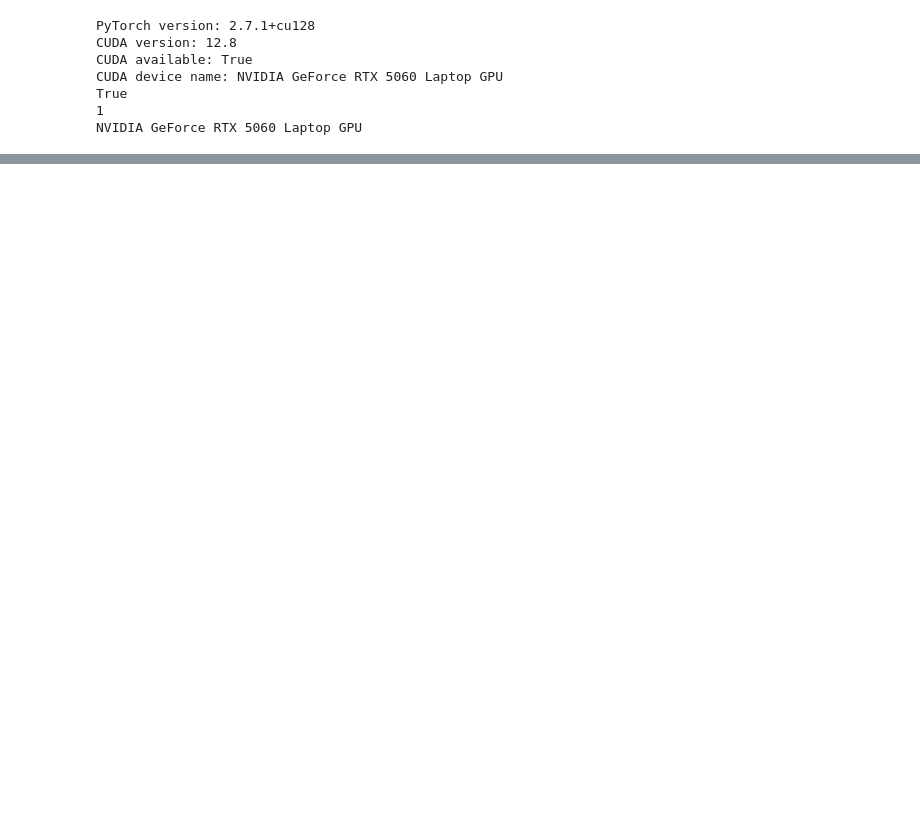
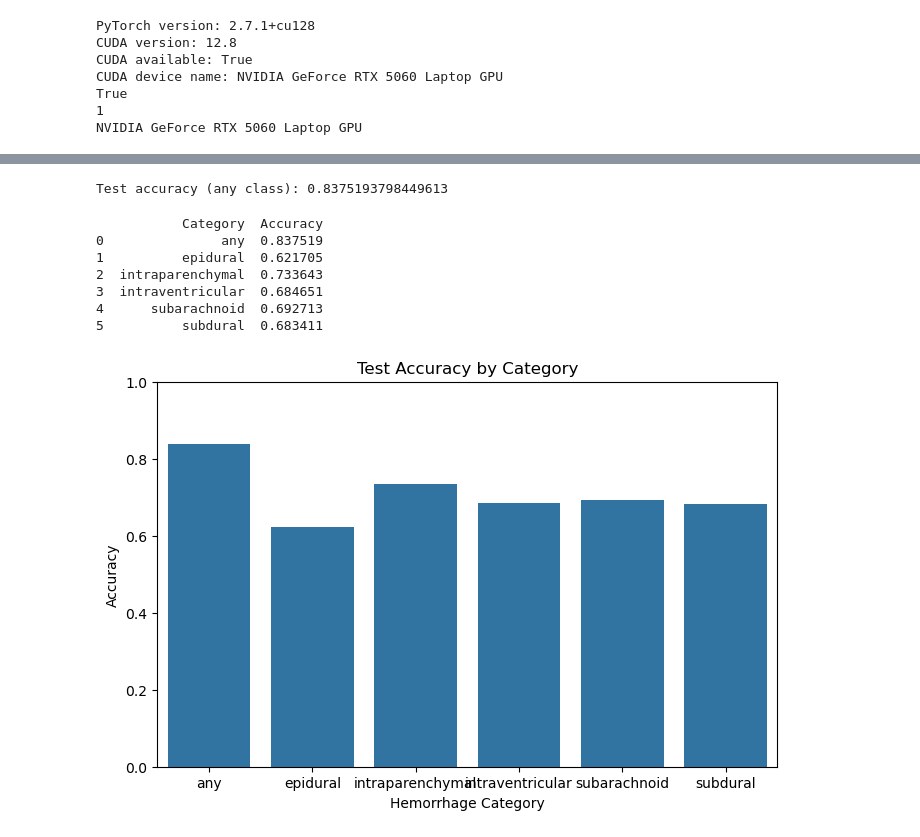
Before and after one commit to Bmohmand/ctfoundation, a Jupyter notebook: NewICHModels/MLP.ipynb, the cells around one changed output, grey strips where cells are left out. Saved outputs shown, nothing was run; the diff lists cells and outputs as text; code cells hidden in the pictures; blank space fills up the shorter version.

Commit message:
Create new test models, updated MLP model

```diff
--- a/NewICHModels/MLP.ipynb
+++ b/NewICHModels/MLP.ipynb
@@ -73,0 +206,63 @@ test_loader = DataLoader(test_dataset, batch_size=32)
+# %%
+from sklearn.metrics import accuracy_score
+
+model.eval()
+y_true = []
+y_pred = []
+with torch.no_grad():
+    for xb, yb in test_loader:
+        xb = xb.to(device)
+        output = model(xb)
+        preds = (torch.sigmoid(output) > 0.5).cpu().numpy()
+        y_true.append(yb.numpy())
+        y_pred.append(preds)
+y_true = np.vstack(y_true)
+y_pred = np.vstack(y_pred)
+print("Test accuracy (any class):", accuracy_score(y_true[:,0], y_pred[:,0]))
+# %% [output]
+Test accuracy (any class): 0.8375193798449613
+# %%
+model.eval()
+y_true = []
+y_score = []
+with torch.no_grad():
+    for xb, yb in test_loader:
+        xb = xb.to(device)
+        output = model(xb)
+        y_score.append(torch.sigmoid(output).cpu().numpy())
+        y_true.append(yb.numpy())
+y_true = np.vstack(y_true)
+y_score = np.vstack(y_score)
+# %%
+# Calculate accuracy for each category
+accuracies = []
+for i, col in enumerate(target_columns):
+    acc = accuracy_score(y_true[:, i], y_pred[:, i])
+    accuracies.append(acc)
+
+# Prepare DataFrame for seaborn
+acc_df = pd.DataFrame({
+    'Category': target_columns,
+    'Accuracy': accuracies
+})
+
+# Display statistics
+print(acc_df)
+
+# Plot using seaborn
+plt.figure(figsize=(8, 5))
+sns.barplot(x='Category', y='Accuracy', data=acc_df)
+plt.ylim(0, 1)
+plt.title('Test Accuracy by Category')
+plt.ylabel('Accuracy')
+plt.xlabel('Hemorrhage Category')
+plt.show()
+# %% [output]
+           Category  Accuracy
+0               any  0.837519
+1          epidural  0.621705
+2  intraparenchymal  0.733643
+3  intraventricular  0.684651
+4      subarachnoid  0.692713
+5          subdural  0.683411
+[figure, added]
```
Also changed, not shown: parts of 9 cells of this notebook, 3 other files.
